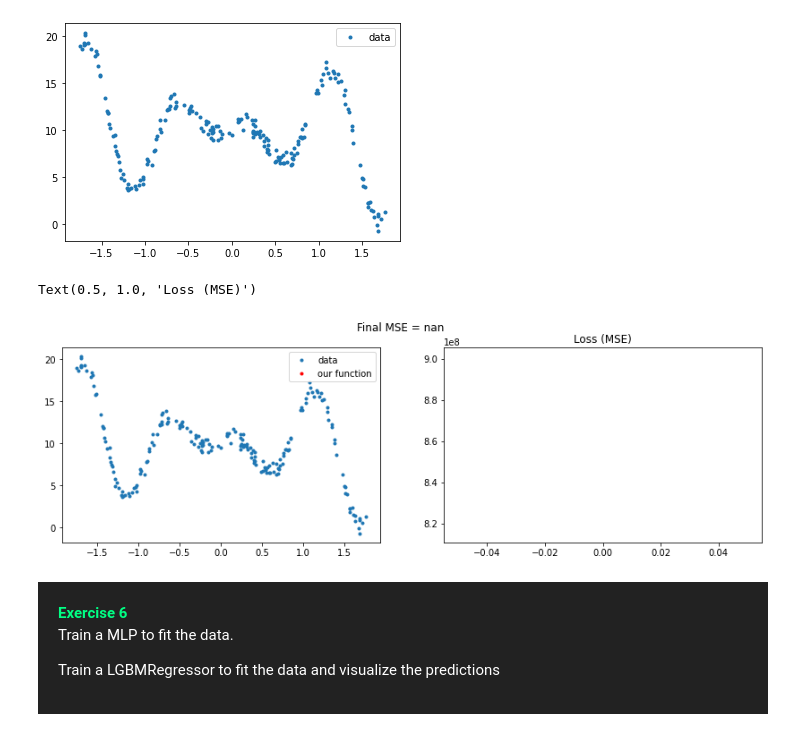
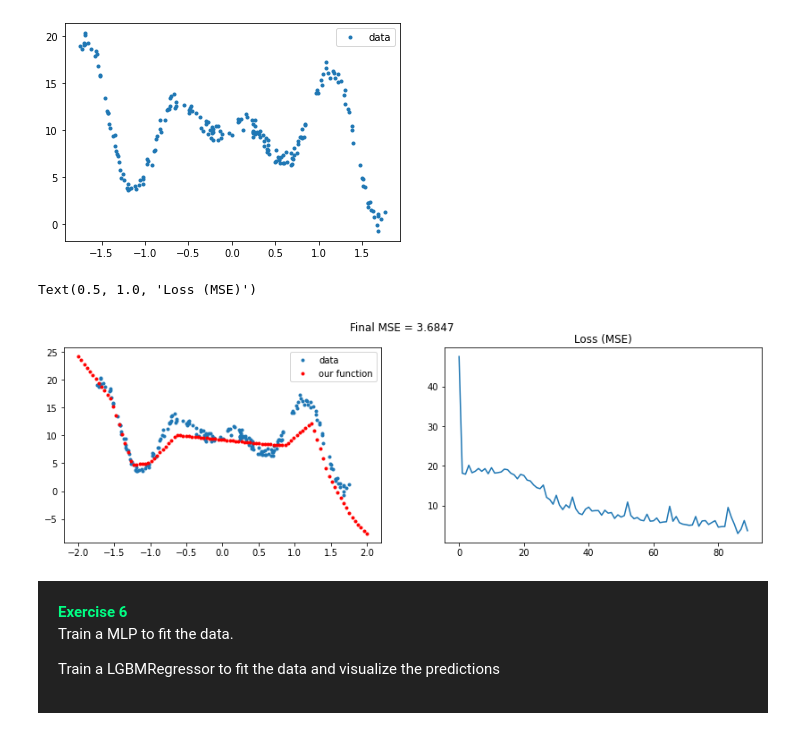
Before and after one commit to lpianta/ai_fall_exercises, a Jupyter notebook: M5_Deep_Learning/d2_MLP_regression/3 Regression - Exercise.ipynb, the cells around one changed output. Drawn from its saved outputs; the diff is of its cells as text; code cells hidden in the pictures.

```diff
--- a/M5_Deep_Learning/d2_MLP_regression/3 Regression - Exercise.ipynb
+++ b/M5_Deep_Learning/d2_MLP_regression/3 Regression - Exercise.ipynb
@@ -214,25 +214,23 @@ plot(x,y)
 [figure]
 # %%
 model = keras.Sequential([
-    layers.Dense(units=50, activation='relu', input_shape=(1,)),
-    layers.Dense(units=30, activation='relu'),
-    layers.Dense(units=20, activation='relu'),
-    layers.Dense(units=10, activation='relu'),
+    layers.Dense(units=7, activation='relu', input_shape=(1,)),
+    layers.Dense(units=15, activation='relu'),
     #output
     layers.Dense(units=1, name='regression')
 ])
 
 pred_x = np.linspace(start=-2, stop=2, num=100)
-model.compile(loss='mse', optimizer=optimizers.SGD(lr=0.1))
-hist= model.fit(x,y, epochs=100, batch_size=32, verbose=0)
+model.compile(loss='mse', optimizer=optimizers.SGD(lr=0.01))
+hist= model.fit(x,y, epochs=90, batch_size=9, verbose=0)
 pred_y = model.predict(pred_x)
 fig, (plot1, plot2) = plt.subplots(1, 2, figsize=(14,4))
 fig.suptitle("Final MSE = "+ str(round(hist.history["loss"][-1],4)))
 plot(x, y, pred_x, pred_y, ax=plot1)
 plot2.plot(hist.history["loss"]); plot2.set_title("Loss (MSE)")
 # %% [output]
 Text(0.5, 1.0, 'Loss (MSE)')
-[figure, old version]
+[figure, new version]
 # %% [markdown]
 <div style="background:#222222; color:#ffffff; padding:20px">
   <strong style="color:#01ff84">Exercise 6</strong>
```
Also changed, not shown: parts of 7 cells of this notebook.
